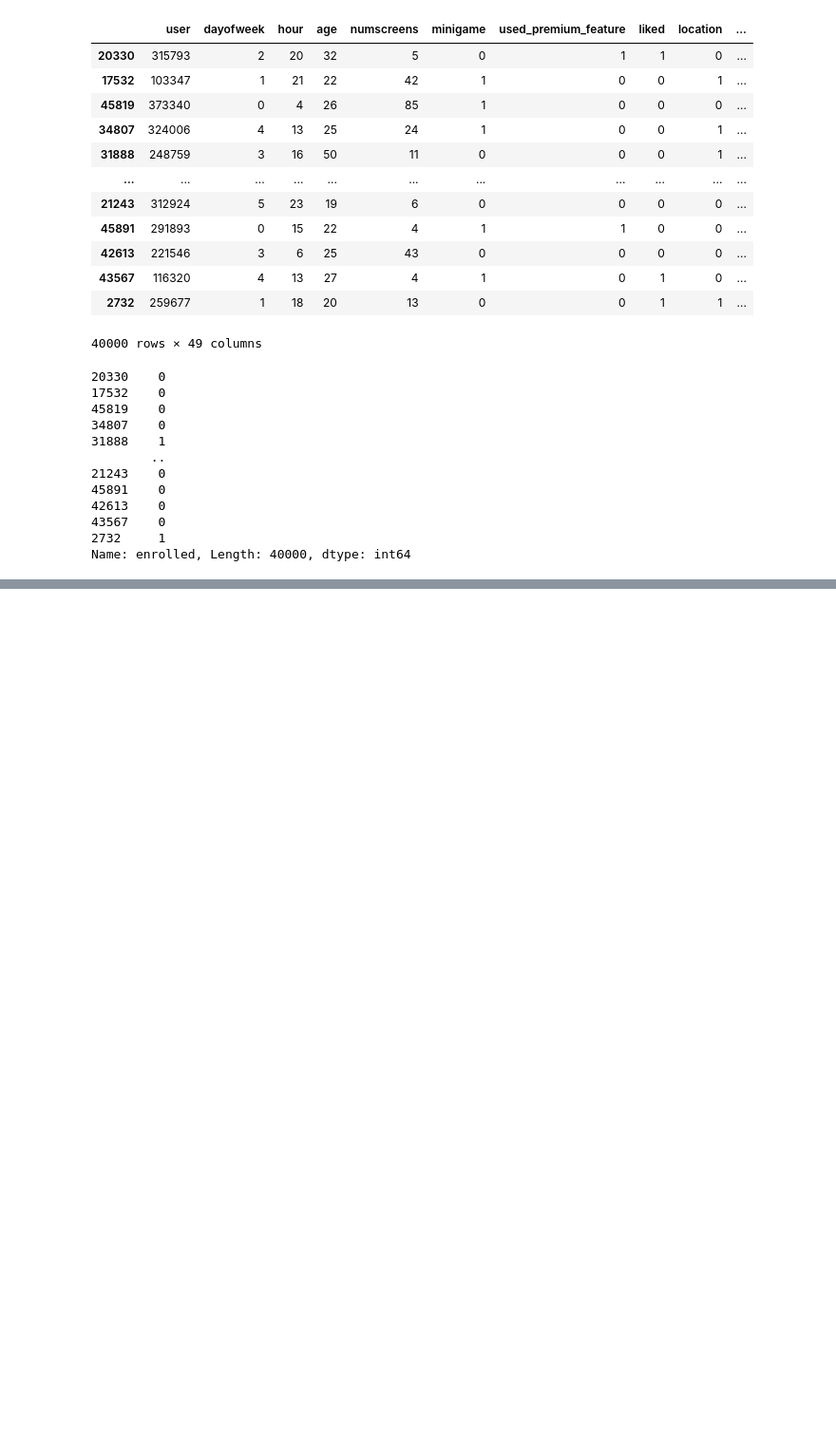
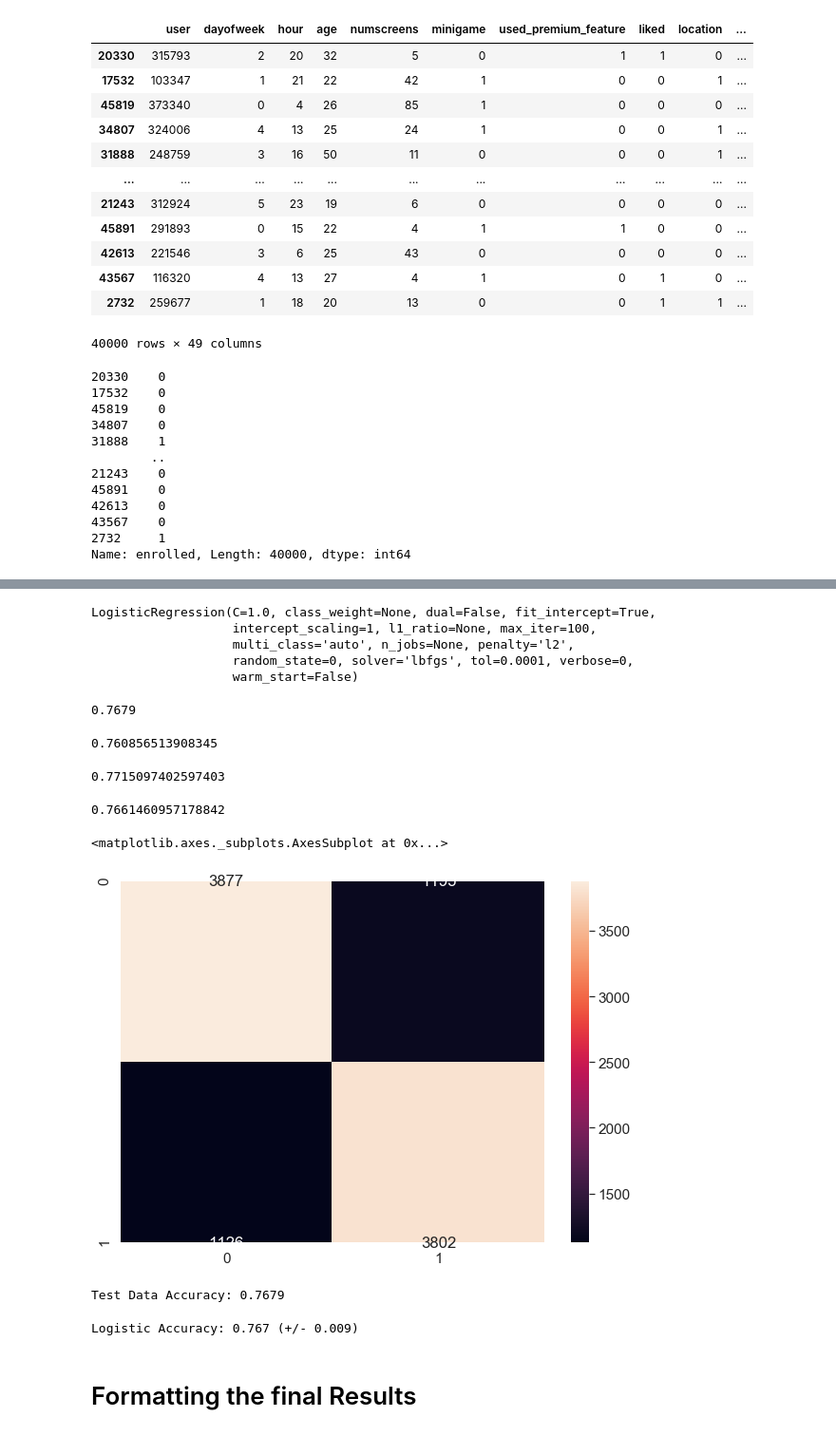
Before and after one commit to UnixLoverSaurabh/ML-5P, a Jupyter notebook: Directing Customers to Subscription Through App Behavior Analysis/App Behavior Analysis Model.ipynb, the cells around one changed output, grey strips where cells are left out. Shown at 95% size. Saved outputs shown, nothing was run; the diff lists cells and outputs as text; code cells hidden in the pictures; blank space fills up the shorter version.

Commit message:
Model build and finalize the results

```diff
--- a/Directing Customers to Subscription Through App Behavior Analysis/App Behavior Analysis Model.ipynb
+++ b/Directing Customers to Subscription Through App Behavior Analysis/App Behavior Analysis Model.ipynb
@@ -86,0 +93,10 @@ X_test = X_test2
+# %%
+classifier.fit(X_train, y_train)
+# %% [output]
+LogisticRegression(C=1.0, class_weight=None, dual=False, fit_intercept=True,
+                   intercept_scaling=1, l1_ratio=None, max_iter=100,
+                   multi_class='auto', n_jobs=None, penalty='l2',
+                   random_state=0, solver='lbfgs', tol=0.0001, verbose=0,
+                   warm_start=False)
+# %%
+y_pred = classifier.predict(X_test)
@@ -86,0 +105,31 @@ X_test = X_test2
+# %%
+cm = confusion_matrix(y_test, y_pred)
+# %%
+accuracy_score(y_test, y_pred)
+# %% [output]
+0.7679
+# %%
+precision_score(y_test, y_pred)
+# %% [output]
+0.760856513908345
+# %%
+recall_score(y_test, y_pred)
+# %% [output]
+0.7715097402597403
+# %%
+f1_score(y_test, y_pred)
+# %% [output]
+0.7661460957178842
+# %%
+df_cm = pd.DataFrame(cm, index=(0, 1), columns=(0, 1))
+# %%
+plt.figure(figsize=(10, 7))
+sns.set(font_scale=1.4)
+sns.heatmap(df_cm, annot=True, fmt='g')
+# %% [output]
+<matplotlib.axes._subplots.AxesSubplot at 0x...>
+[figure, added]
+# %%
+print("Test Data Accuracy: %0.4f" % accuracy_score(y_test, y_pred))
+# %% [output]
+Test Data Accuracy: 0.7679
@@ -86,0 +140,6 @@ X_test = X_test2
+# %%
+print("Logistic Accuracy: %0.3f (+/- %0.3f)" % (accuracies.mean(), accuracies.std() * 2))
+# %% [output]
+Logistic Accuracy: 0.767 (+/- 0.009)
+# %% [markdown]
+# Formatting the final Results
```
Also changed, not shown: parts of 10 cells of this notebook.
